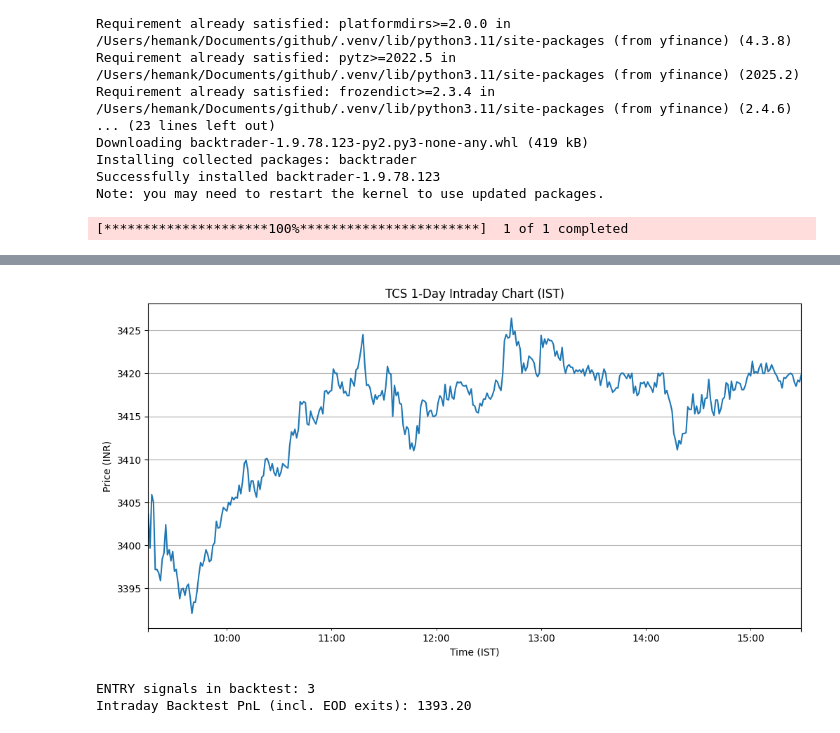
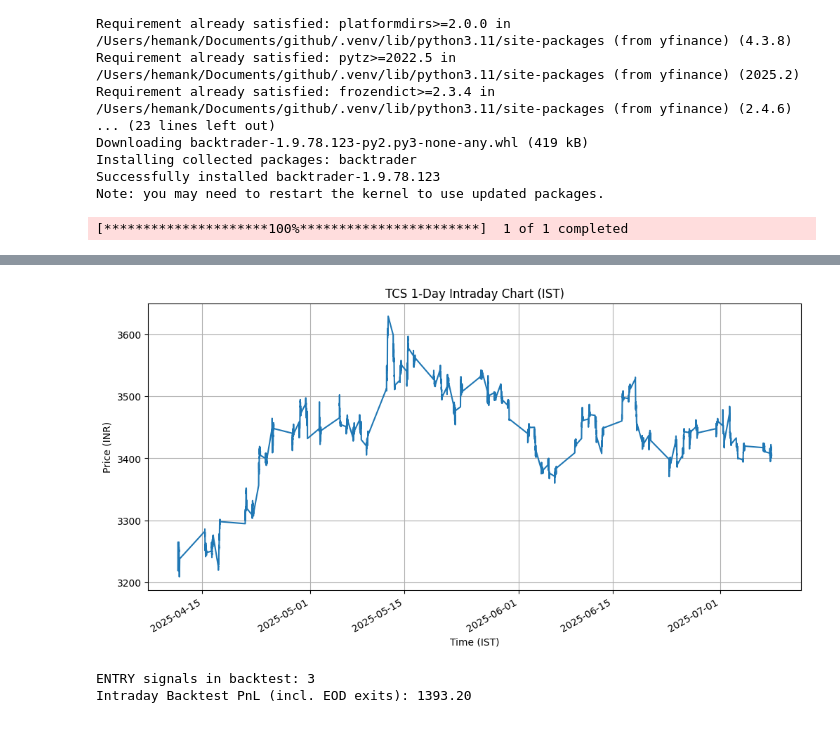
Before and after one commit to kmrhemant21/trading, a Jupyter notebook: backtesting/bot.ipynb, the cells around one changed output, grey strips where cells are left out. Drawn from its saved outputs; the diff is of its cells as text; code cells hidden in the pictures.

```diff
--- a/backtesting/bot.ipynb
+++ b/backtesting/bot.ipynb
@@ -26,8 +26,8 @@ import matplotlib.pyplot as plt
 # Define ticker
 symbol = "TCS.NS"
 
-# Download 1-day, 1-minute intraday data
-data = yf.download(tickers=symbol, period="1d", interval="1m")
+# Download 120-day, 5-minute intraday data
+data = yf.download(tickers=symbol, period="60d", interval="5m")
 if isinstance(data.columns, pd.MultiIndex):
     data.columns = data.columns.get_level_values(0)
 print(data.head())
@@ -63,4 +63,4 @@ Datetime
-[figure, old version]
+[figure, new version]
 # %%
 import time
 import datetime as dt
```
Also changed, not shown: parts of 1 cell of this notebook, 8 other files.
